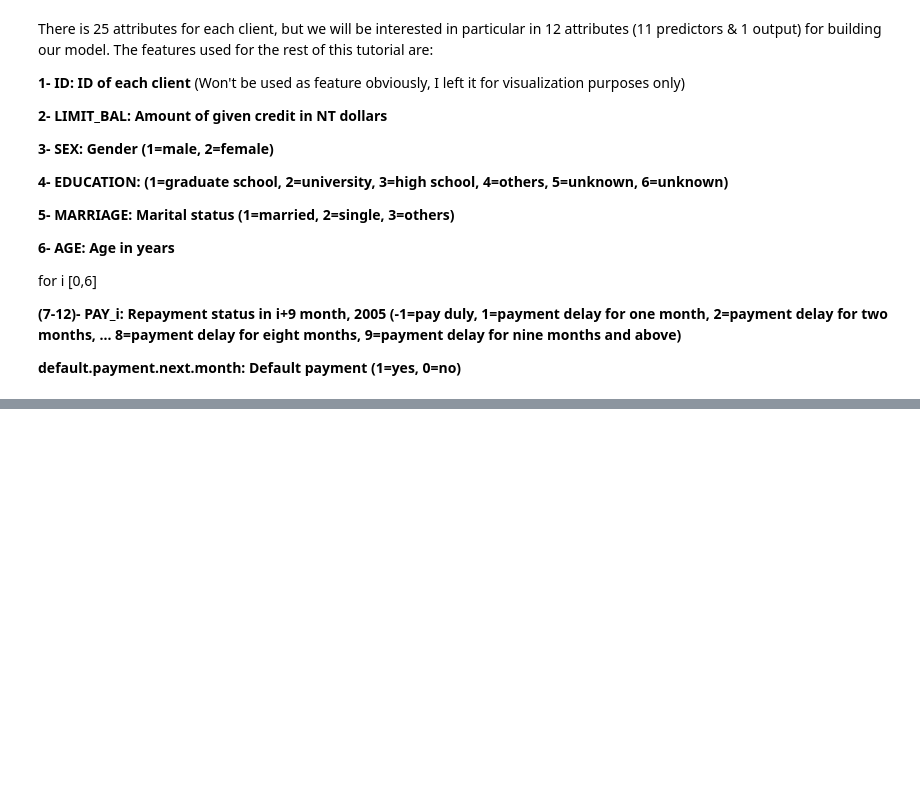
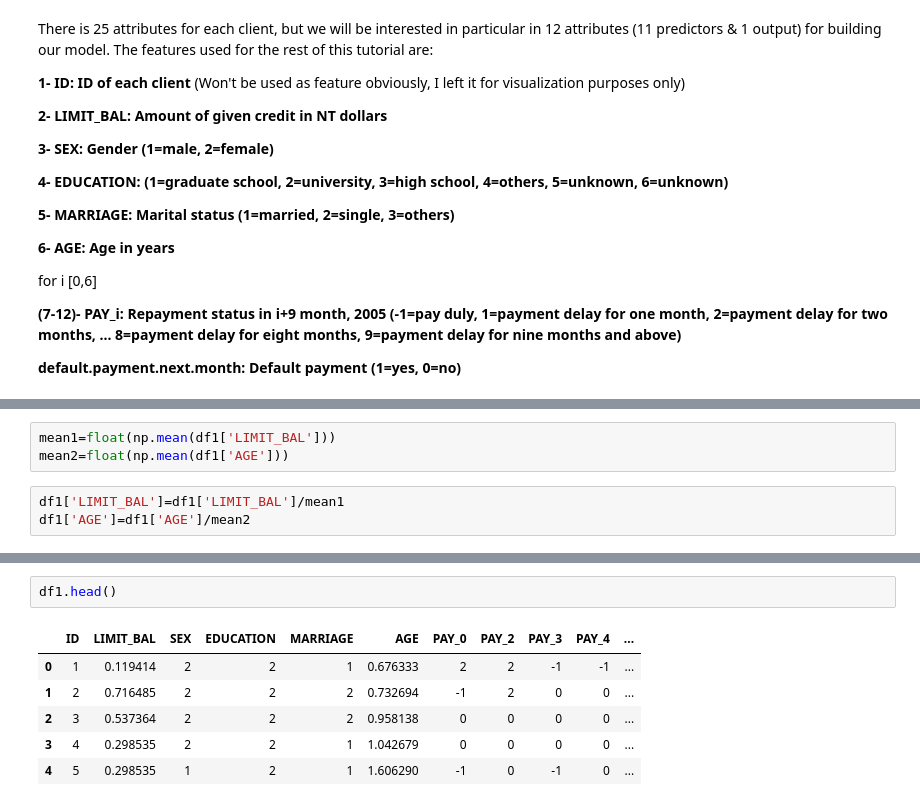
Before and after one commit to YoussefEssDS/ML-classic-problems-with-Python, a Jupyter notebook: Default on credit card prediction (SVM).ipynb, the cells around one changed output, grey strips where cells are left out. Saved outputs shown, nothing was run; the diff lists cells and outputs as text; blank space fills up the shorter version.

```diff
--- a/Default on credit card prediction (SVM).ipynb
+++ b/Default on credit card prediction (SVM).ipynb
@@ -68,0 +76,6 @@ df1
+# %%
+mean1=float(np.mean(df1['LIMIT_BAL']))
+mean2=float(np.mean(df1['AGE']))
+# %%
+df1['LIMIT_BAL']=df1['LIMIT_BAL']/mean1
+df1['AGE']=df1['AGE']/mean2
@@ -68,0 +92,9 @@ df1
+# %%
+df1.head()
+# %% [output]
+|  | ID | LIMIT_BAL | SEX | EDUCATION | MARRIAGE | AGE | PAY_0 | PAY_2 | PAY_3 | PAY_4 | ... |
+| 0 | 1 | 0.119414 | 2 | 2 | 1 | 0.676333 | 2 | 2 | -1 | -1 | ... |
+| 1 | 2 | 0.716485 | 2 | 2 | 2 | 0.732694 | -1 | 2 | 0 | 0 | ... |
+| 2 | 3 | 0.537364 | 2 | 2 | 2 | 0.958138 | 0 | 0 | 0 | 0 | ... |
+| 3 | 4 | 0.298535 | 2 | 2 | 1 | 1.042679 | 0 | 0 | 0 | 0 | ... |
+| 4 | 5 | 0.298535 | 1 | 2 | 1 | 1.606290 | -1 | 0 | -1 | 0 | ... |
```
Also changed, not shown: parts of 17 cells of this notebook.
